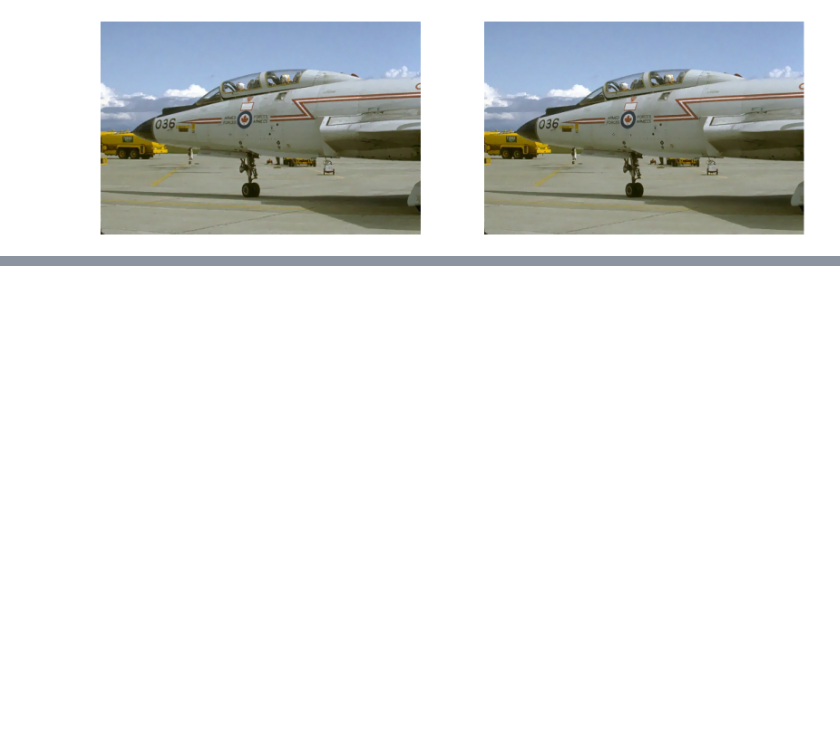
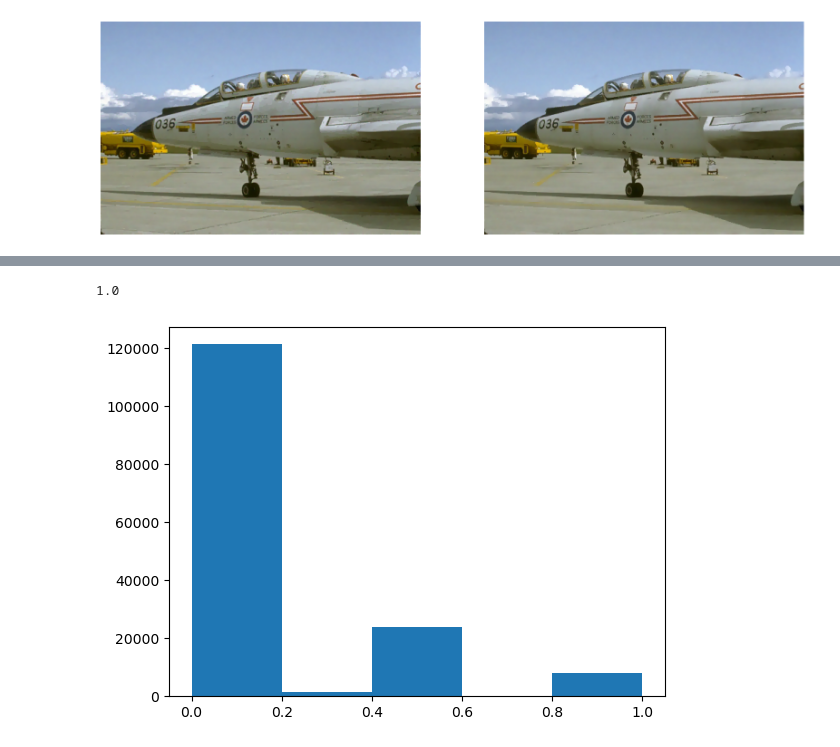
Before and after one commit to HoangTrieuVy/GGS-DMS, a Jupyter notebook: these-reproduce/Untitled.ipynb, the cells around one changed output, grey strips where cells are left out. Saved outputs shown, nothing was run; the diff lists cells and outputs as text; code cells hidden in the pictures; blank space fills up the shorter version.

```diff
--- a/these-reproduce/Untitled.ipynb
+++ b/these-reproduce/Untitled.ipynb
@@ -136,0 +134,14 @@ plt.show()
+# %%
+def normalize(x):
+    return (x-np.min(x))/(np.max(x)-np.min(x))
+# %%
+nc= normalize(contslpam)
+print(np.max(nc))
+# %% [output]
+1.0
+# %%
+plt.figure()
+plt.hist(nc.flatten(),bins=5)
+plt.show()
+# %% [output]
+[figure, added]
```
Also changed, not shown: parts of 9 cells of this notebook, 1 other file.
